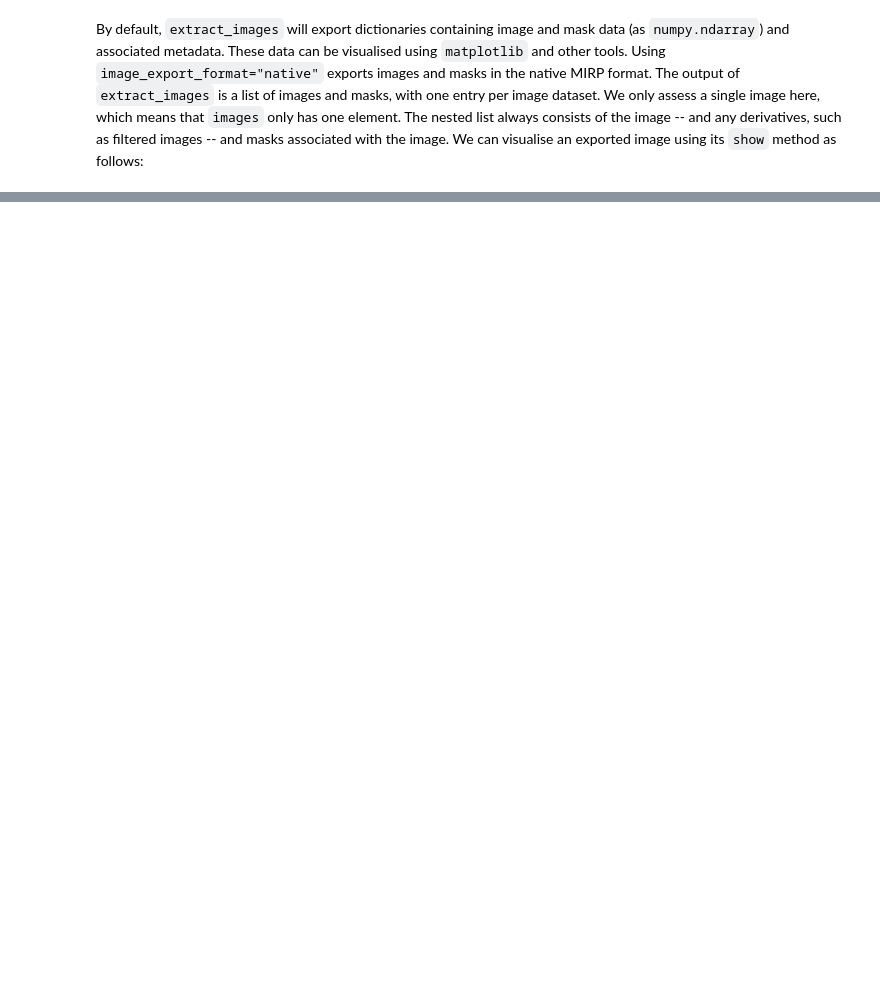
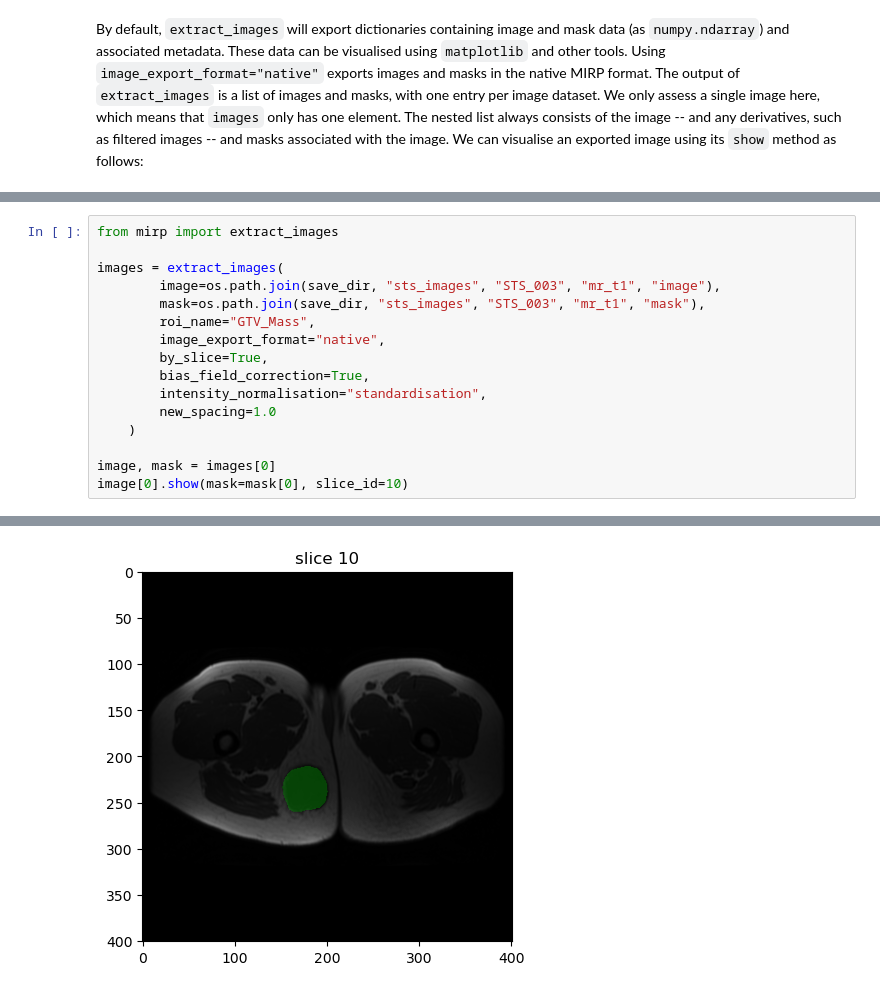
Before and after one commit to oncoray/mirp, a Jupyter notebook: docs_source/source/tutorial_1.ipynb, the cells around one changed output, grey strips where cells are left out. Drawn from its saved outputs; the diff is of its cells as text; blank space fills up the shorter version.

```diff
--- a/docs_source/source/tutorial_1.ipynb
+++ b/docs_source/source/tutorial_1.ipynb
@@ -107,0 +129,17 @@ extract_image_parameters(
+# %%
+from mirp import extract_images
+
+images = extract_images(
+        image=os.path.join(save_dir, "sts_images", "STS_003", "mr_t1", "image"),
+        mask=os.path.join(save_dir, "sts_images", "STS_003", "mr_t1", "mask"),
+        roi_name="GTV_Mass",
+        image_export_format="native",
+        by_slice=True,
+        bias_field_correction=True,
+        intensity_normalisation="standardisation",
+        new_spacing=1.0
+    )
+
+image, mask = images[0]
+image[0].show(mask=mask[0], slice_id=10)
+# %% [output]
@@ -107,0 +147 @@ extract_image_parameters(
+[figure, added]
```
Also changed, not shown: parts of 10 cells of this notebook, 2 other files.
